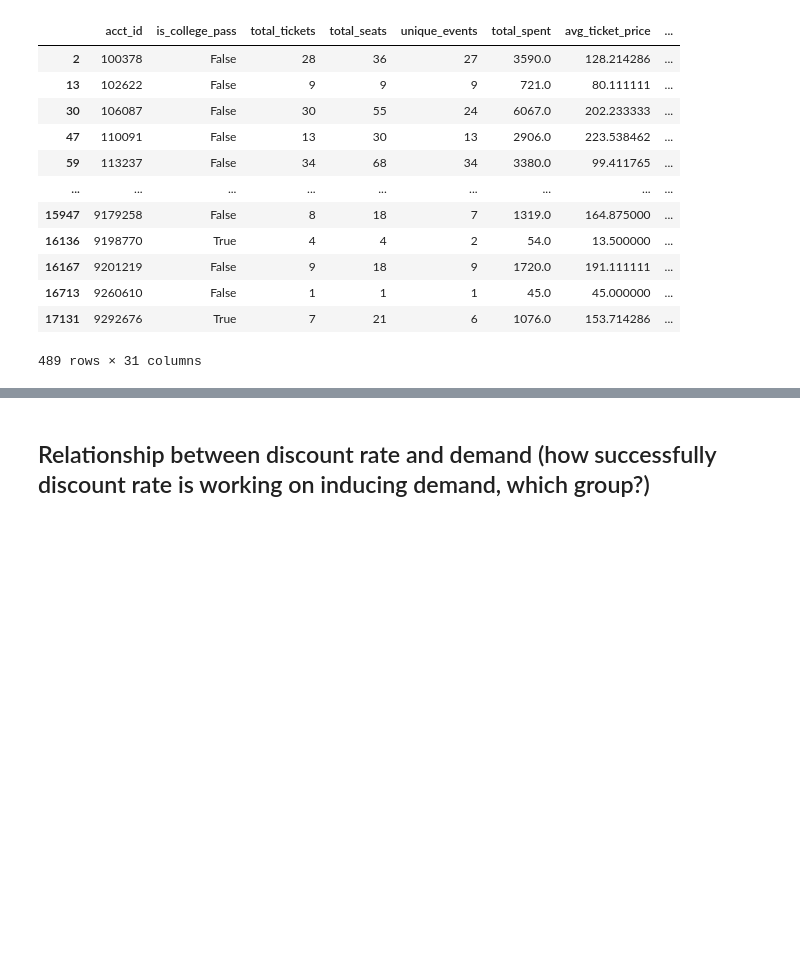
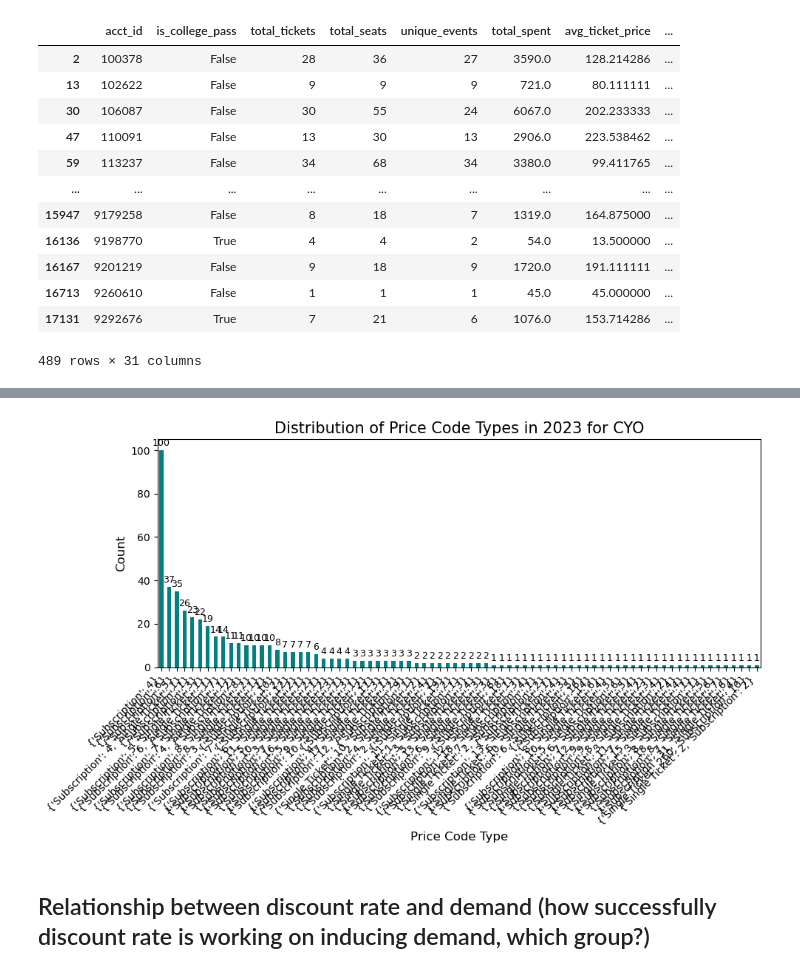
Before and after one commit to gabriela-ilinca/ASO, a Jupyter notebook: briana_workbook.ipynb, the cells around one changed output, grey strips where cells are left out. Drawn from its saved outputs; the diff is of its cells as text; code cells hidden in the pictures; blank space fills up the shorter version.

```diff
--- a/briana_workbook.ipynb
+++ b/briana_workbook.ipynb
@@ -308,7 +308,7 @@ plt.xticks(rotation=45, ha='right', fontsize=10)
 
 # Add value labels on top of bars
 for i, value in enumerate(price_code_counts.values):
-    plt.text(i, value + 5, str(value), ha='center', va='bottom', fontsize=9)
+    plt.text(i, value + 1, str(value), ha='center', va='bottom', fontsize=9)
 
 plt.tight_layout()
 plt.show()
@@ -359,7 +359,3 @@ CYO23_patron # this is the id's that were CYO in 2023 in patron_summary
 | 16713 | 9260610 | False | 1 | 1 | 1 | 45.0 | 45.000000 | ... |
 | 17131 | 9292676 | True | 7 | 21 | 6 | 1076.0 | 153.714286 | ... |
 489 rows × 31 columns
-# %%
-# were all of the account ids in the master_tickets found in the patron summary?
-CYO23_patron = patron_2023[patron_2023['acct_id'].isin(CYO23_df['acct_id'])]
-#display(CYO23_patron.columns)
@@ -432,3 +378,25 @@ upgrade24_patron
+# %%
+# Get the value counts for 'price_code_type'
+sub_type_counts = CYO23_patron['ticket_type_fy23_<lambda>'].value_counts()
+
+# Plot the bar chart
+plt.figure(figsize=(10, 6))
+sub_type_counts.plot(kind='bar', color='teal')
+
+# Add titles and labels
+plt.title('Distribution of Price Code Types in 2023 for CYO', fontsize=15)
+plt.xlabel('Price Code Type', fontsize=12)
+plt.ylabel('Count', fontsize=12)
+plt.xticks(rotation=45, ha='right', fontsize=10)
+
+# Add value labels on top of bars
+for i, value in enumerate(sub_type_counts.values):
+    plt.text(i, value + 1, str(value), ha='center', va='bottom', fontsize=9)
+
+plt.tight_layout()
+plt.show()
+# %% [output]
+[figure, added]
 # %% [markdown]
 ## Relationship between discount rate and demand (how successfully discount rate is working on inducing demand, which group?)
 # %%
```
Also changed, not shown: parts of 6 cells of this notebook.
